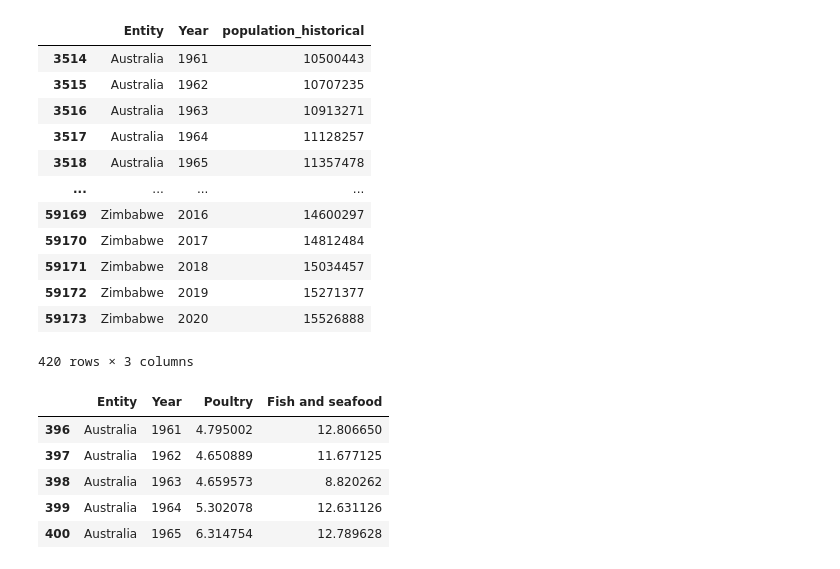
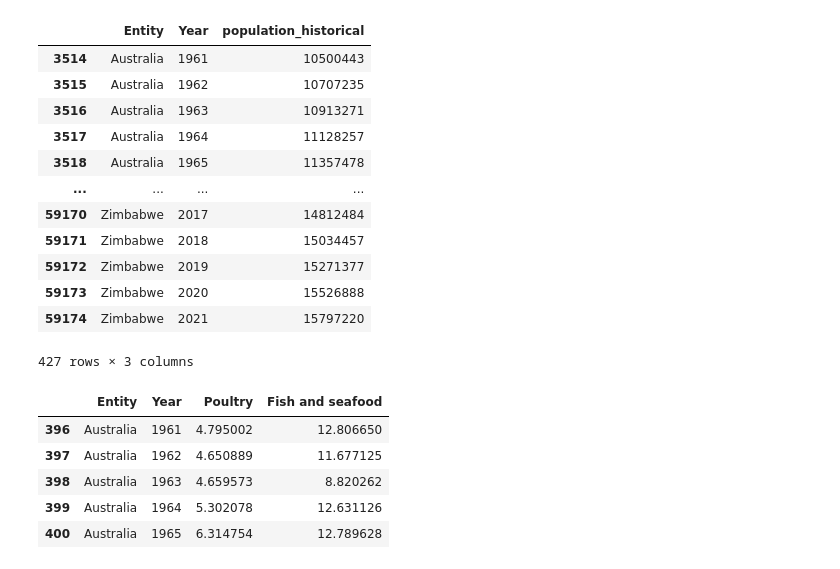
Before and after one commit to seccodingguy/Team1---Project2, a Jupyter notebook: Team2Project.ipynb, the cells around one changed output. Drawn from its saved outputs; the diff is of its cells as text; code cells hidden in the pictures.

```diff
--- a/Team2Project.ipynb
+++ b/Team2Project.ipynb
@@ -54,23 +54,23 @@ print(filtered_population_df)
 
 [1790 rows x 3 columns]
 # %%
-years_to_include = list(range(1961, 2021))
+years_to_include = list(range(1961, 2022))
 filtered_population_df_years = filtered_population_df[filtered_population_df['Year'].isin(years_to_include)]
 filtered_population_df_years
 # %% [output]
 |  | Entity | Year | population_historical |
 | 3514 | Australia | 1961 | 10500443 |
 | 3515 | Australia | 1962 | 10707235 |
 | 3516 | Australia | 1963 | 10913271 |
 | 3517 | Australia | 1964 | 11128257 |
 | 3518 | Australia | 1965 | 11357478 |
 | ... | ... | ... | ... |
-| 59169 | Zimbabwe | 2016 | 14600297 |
 | 59170 | Zimbabwe | 2017 | 14812484 |
 | 59171 | Zimbabwe | 2018 | 15034457 |
 | 59172 | Zimbabwe | 2019 | 15271377 |
 | 59173 | Zimbabwe | 2020 | 15526888 |
+| 59174 | Zimbabwe | 2021 | 15797220 |
-420 rows × 3 columns
+427 rows × 3 columns
 # %%
 meat_df = filter_countries_by_names(meat_df, countries_to_pull, 'Entity')
 meat_df = meat_df.drop(columns= ['Beef', 'Sheep and goat', 'Pork', 'Other meats'])
```
Also changed, not shown: parts of 13 cells of this notebook.
